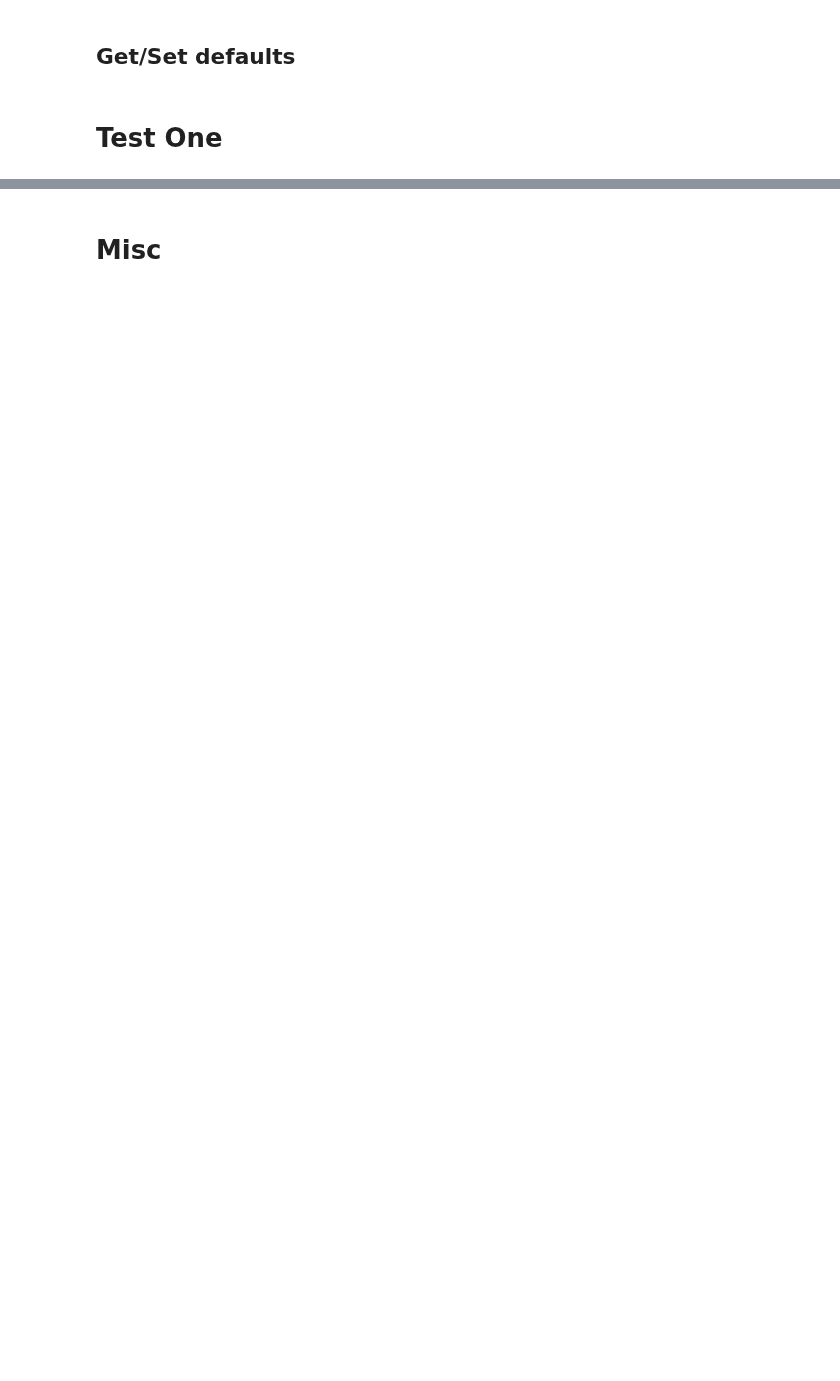
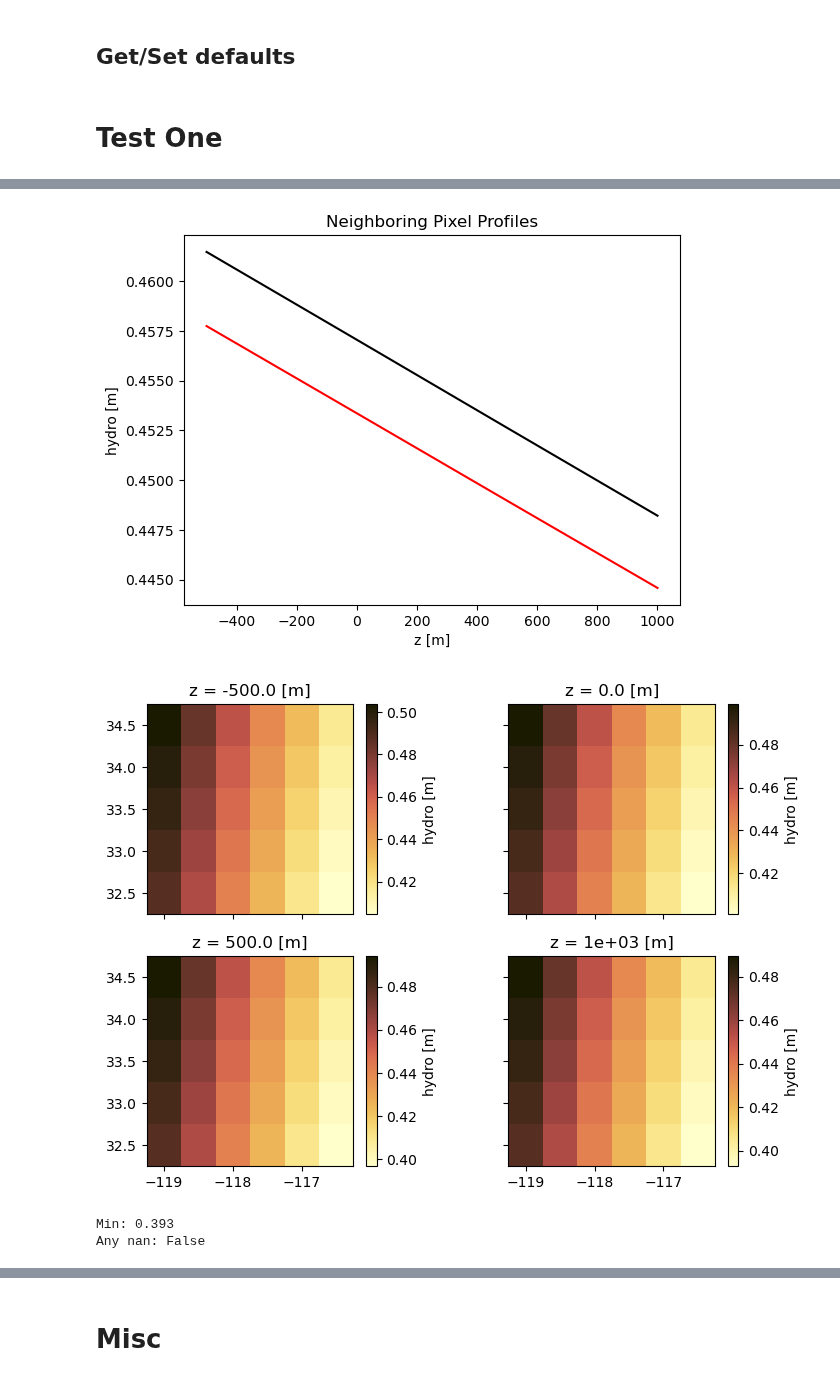
Before and after one commit to dbekaert/RAiDER-docs, a Jupyter notebook: notebooks/Synthetic_Test/SyntheticTest.ipynb, the cells around one changed output, grey strips where cells are left out. Drawn from its saved outputs; the diff is of its cells as text; code cells hidden in the pictures; blank space fills up the shorter version.

Commit message:
Clean up first synthetic tests

```diff
--- a/notebooks/Synthetic_Test/SyntheticTest.ipynb
+++ b/notebooks/Synthetic_Test/SyntheticTest.ipynb
@@ -565,0 +305,20 @@ All nan? True
+# %%
+## run it again with the synthetic model
+const = 7.0
+Obj   = GMAOsynth(wm_bounds, k1=const, k2=0, k3=0)
+path_wm_synth = update_GMAO(Obj, path_wm_real)
+
+os.remove(path_wm) if op.exists(path_wm) or op.islink(path_wm) else ''
+os.symlink(path_wm_synth, path_wm)
+
+!raider.py {cfg}
+
+# get the just created synthetic delays
+ds = xr.open_dataset(f'{wd}/{WM}_tropo_{dts.replace("_", "")}_ray.nc')
+da = ds['hydro']
+ds.close()
+del ds
+
+## or just run tropo delay
+# ds  = tropo_delay(dt, path_wm_synth, aoi, los, hgt_lvls, cube_spacing_m=cube_spacing)[0]
+# da  = ds['wet']
@@ -565,0 +343,26 @@ All nan? True
+# %%
+## plot a profile of delays and the height levels
+
+lalo_ix = (1,2) # random index of lat lon
+
+fig, axes = plt.subplots()
+da.isel(y=lalo_ix[0], x=lalo_ix[1]).plot(ax=axes, color='k')
+da.isel(y=lalo_ix[0]+1, x=lalo_ix[1]).plot(ax=axes, color='red');
+axes.set_title('Neighboring Pixel Profiles')
+
+fig, axes = plt.subplots(ncols=2, nrows=2, sharex=True, sharey=True, figsize=(8,6))
+for i, ax in enumerate(axes.ravel()):
+    da.isel(z=i).plot(ax=ax, cmap='cmc.lajolla')#, vmin=0.058, vmax=0.061)
+    ax.set_xlabel('')
+    ax.set_ylabel('')
+fig.subplots_adjust(wspace=0.4)
+plt.show()
+
+## ensure there are no nans/0s
+print ('Min:', round(da.min().item(), 3))
+print ('Any nan:', da.isnull().any().item())
+# %% [output]
+[figure, added]
+[figure, added]
+Min: 0.393
+Any nan: False
```
Also changed, not shown: parts of 82 cells of this notebook, 21 other files.
